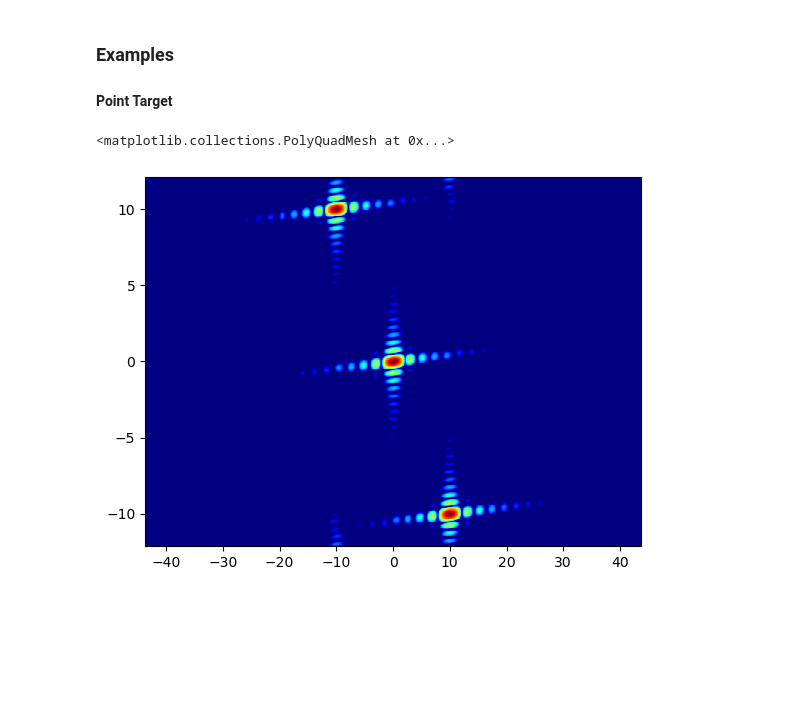
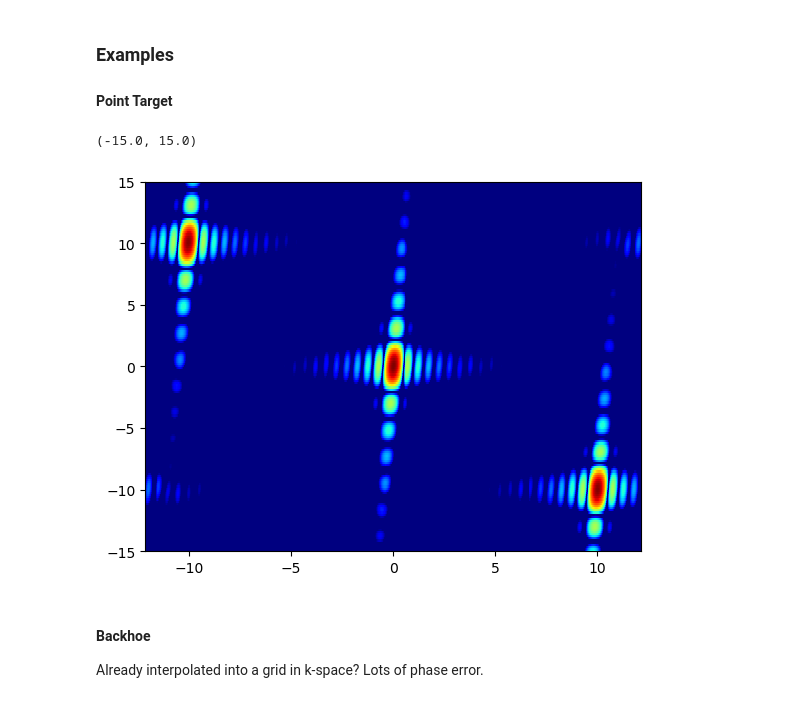
Before and after one commit to AndrewPlayer3/sar_processing, a Jupyter notebook: polar_format_algorithm.ipynb, the cells around one changed output. Saved outputs shown, nothing was run; the diff lists cells and outputs as text; code cells hidden in the pictures; blank space fills up the shorter version.

Commit message:
added backhoe to polar format algorithm

```diff
--- a/polar_format_algorithm.ipynb
+++ b/polar_format_algorithm.ipynb
@@ -67,19 +67,23 @@ kx_grid, ky_grid = np.meshgrid(kx, ky)
 # %%
 signal_interp = scipy.interpolate.griddata((k_x.ravel(), k_y.ravel()), signal.ravel(), (kx_grid, ky_grid), method='linear', fill_value=(0+0j))
 # %%
-img = fftshift(fftshift(ifft2(signal_interp, (fft_length, fft_length)), 0), 1).transpose()
+img = fftshift(fftshift(ifft2(signal_interp, (fft_length, fft_length)), 0), 1)
 # %%
 norm = 10 * np.log10(np.abs(img) / np.max(np.abs(img)))
 # %%
-freq_step_y = c / (2 * pi) * (kx_grid[0,1] - kx_grid[0,0])
+freq_step_x = c / (2 * pi) * (kx_grid[0,1] - kx_grid[0,0])
+range_extent_x = c / (2 * freq_step_x)
+freq_step_y = c / (2 * pi) * (ky_grid[1,0] - ky_grid[0,0])
 range_extent_y = c / (2 * freq_step_y)
-freq_step_x = c / (2 * pi) * (ky_grid[1,0] - ky_grid[0,0])
-range_extent_x = c / (2 * freq_step_x)
 # %%
 x_rng = np.linspace(-0.5 * range_extent_x, 0.5 * range_extent_x, fft_length)
 y_rng = np.linspace(-0.5 * range_extent_y, 0.5 * range_extent_y, fft_length)
 # %%
 plt.pcolor(x_rng, y_rng, norm, cmap='jet', vmin=-15)
+plt.ylim([-15, 15])
 # %% [output]
-<matplotlib.collections.PolyQuadMesh at 0x...>
+(-15.0, 15.0)
-[figure, old version]
+[figure, new version]
+# %% [markdown]
+#### Backhoe
+Already interpolated into a grid in k-space? Lots of phase error.
```
Also changed, not shown: parts of 8 cells of this notebook.
